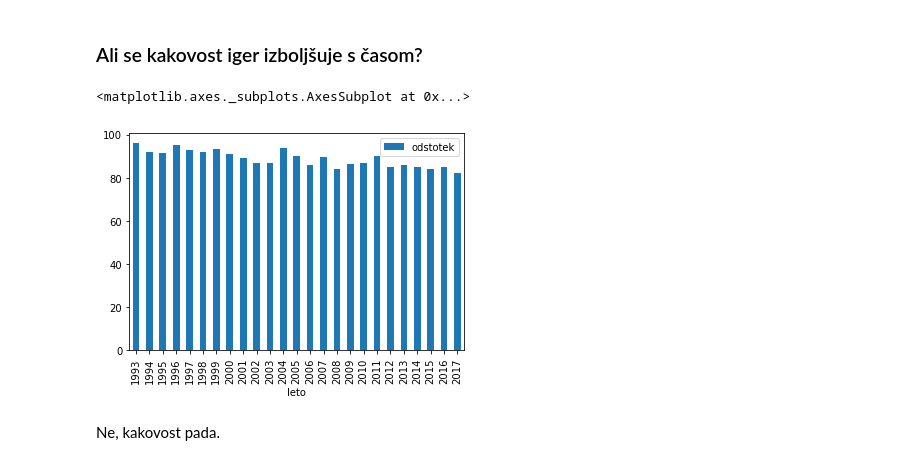
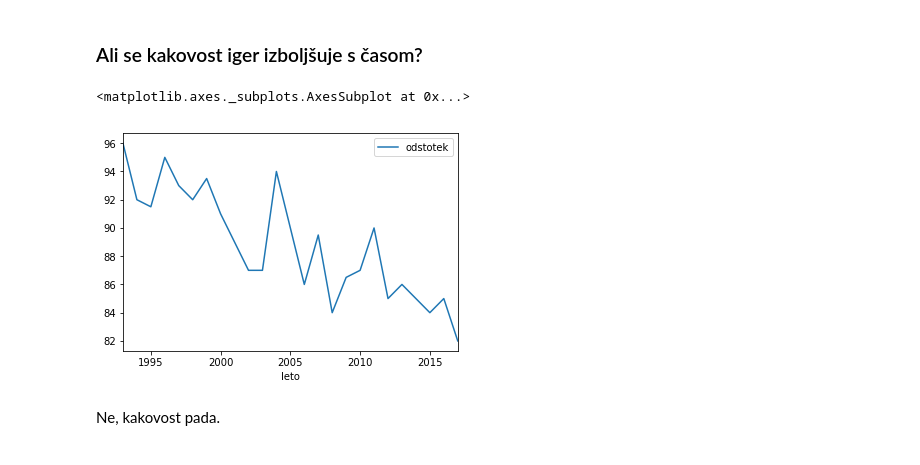
Before and after one commit to gregaSaksida/Steam, a Jupyter notebook: analiza.ipynb, the cells around one changed output. Drawn from its saved outputs; the diff is of its cells as text; code cells hidden in the pictures.

```diff
--- a/analiza.ipynb
+++ b/analiza.ipynb
@@ -254,9 +254,9 @@ V RAMu razlik praktično ni. S tega bi se dalo sklepati, da se izgled in mehanik
 # %% [markdown]
 ### Ali se kakovost iger izboljšuje s časom?
 # %%
-igre.groupby('leto').median().plot.bar(y='odstotek')
+igre.groupby('leto').median().plot.line(y='odstotek')
 # %% [output]
 <matplotlib.axes._subplots.AxesSubplot at 0x...>
-[figure, old version]
+[figure, new version]
 # %% [markdown]
 Ne, kakovost pada.
```
Also changed, not shown: parts of 4 cells of this notebook.
